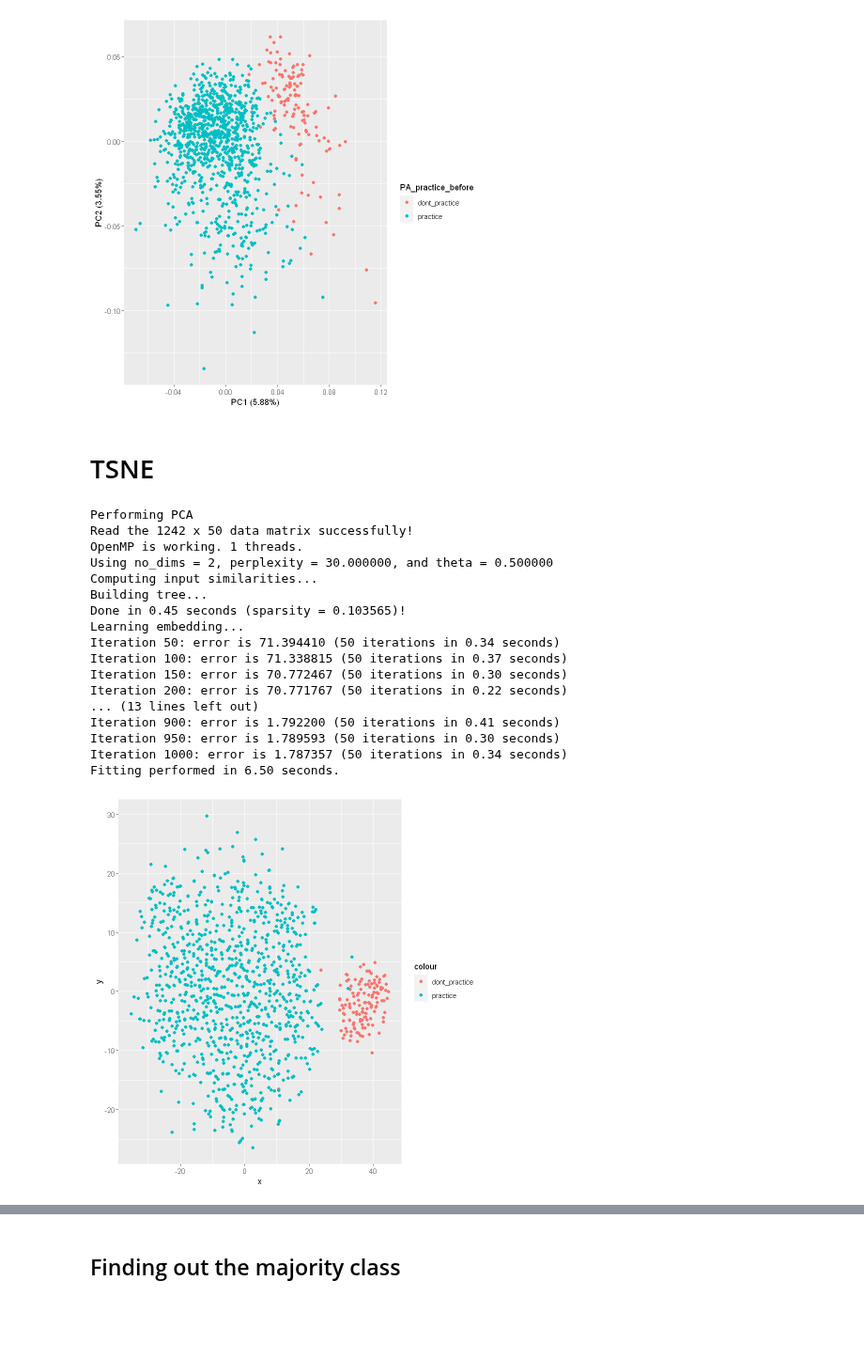
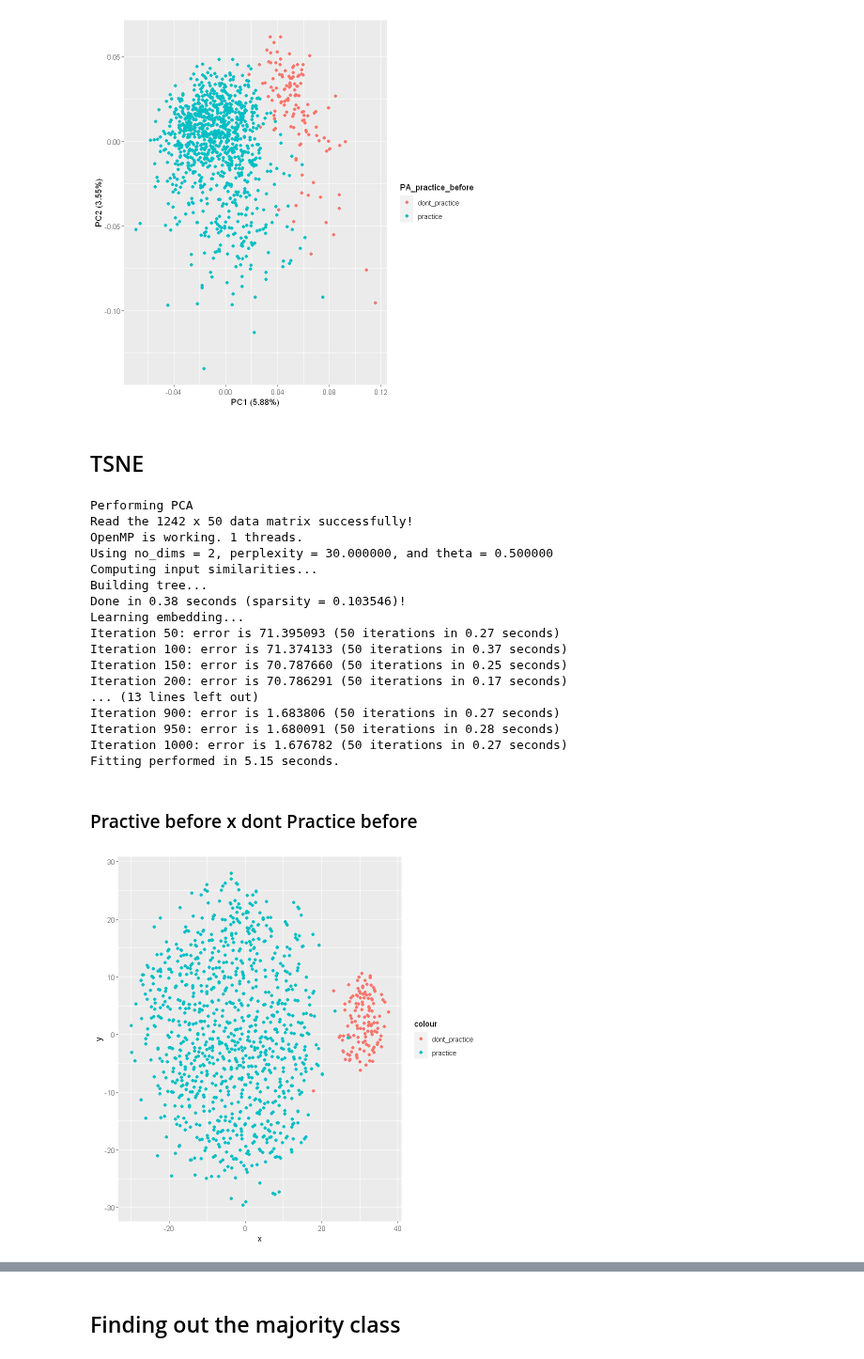
Before and after one commit to LASOS-INT/Barreiras-e-Facilitadores, a Jupyter notebook: R-notebooks/Script-main.ipynb, the cells around one changed output, grey strips where cells are left out. Shown at 94% size. Saved outputs shown, nothing was run; the diff lists cells and outputs as text; code cells hidden in the pictures; blank space fills up the shorter version.

Commit message:
add peolple with tag and depression tree

```diff
--- a/R-notebooks/Script-main.ipynb
+++ b/R-notebooks/Script-main.ipynb
@@ -178 +162,10 @@ FALSE  TRUE
+# %%
+before_dataset_copy <- before_dataset
+before_dataset_copy[, "strange_dp"] <- strange_dp
+before_dataset_copy[, "strange_p"] <- strange_p
+has_tag_depression <- before_dataset$TAG == "1" | before_dataset$depression  == "1"
+before_dataset_copy[, "has_tag_depression"] <- has_tag_depression
+
+dummy <- dummyVars(" ~ .", data=before_dataset)
+encoded_dataset <- data.frame(predict(dummy, newdata = before_dataset))
 # %% [markdown]
@@ -180,9 +172,0 @@ FALSE  TRUE
-# %%
-before_dataset_insanity <- before_dataset
-before_dataset_insanity[, "strange_dp"] <- strange_dp
-before_dataset_insanity[, "strange_p"] <- strange_p
-
-
-dummy <- dummyVars(" ~ .", data=before_dataset_insanity)
-encoded_dataset <- data.frame(predict(dummy, newdata = before_dataset_insanity))
-dummy
@@ -220,7 +196,7 @@ autoplot(encoded_dataset.pca, colour="PA_practice_before", data=before_dataset)
 # %% [output]
 [figure]
 # %% [markdown]
-# TSNE
+## TSNE
 # %%
 tsne <- Rtsne(encoded_dataset, dims = 2, perplexity=30, check_duplicates = FALSE, verbose=TRUE)
 # %% [output]
@@ -230,25 +206,27 @@ OpenMP is working. 1 threads.
 Using no_dims = 2, perplexity = 30.000000, and theta = 0.500000
 Computing input similarities...
 Building tree...
-Done in 0.45 seconds (sparsity = 0.103565)!
+Done in 0.38 seconds (sparsity = 0.103546)!
 Learning embedding...
-Iteration 50: error is 71.394410 (50 iterations in 0.34 seconds)
-Iteration 100: error is 71.338815 (50 iterations in 0.37 seconds)
-Iteration 150: error is 70.772467 (50 iterations in 0.30 seconds)
-Iteration 200: error is 70.771767 (50 iterations in 0.22 seconds)
+Iteration 50: error is 71.395093 (50 iterations in 0.27 seconds)
+Iteration 100: error is 71.374133 (50 iterations in 0.37 seconds)
+Iteration 150: error is 70.787660 (50 iterations in 0.25 seconds)
+Iteration 200: error is 70.786291 (50 iterations in 0.17 seconds)
 ... (13 lines left out)
-Iteration 900: error is 1.792200 (50 iterations in 0.41 seconds)
-Iteration 950: error is 1.789593 (50 iterations in 0.30 seconds)
-Iteration 1000: error is 1.787357 (50 iterations in 0.34 seconds)
-Fitting performed in 6.50 seconds.
+Iteration 900: error is 1.683806 (50 iterations in 0.27 seconds)
+Iteration 950: error is 1.680091 (50 iterations in 0.28 seconds)
+Iteration 1000: error is 1.676782 (50 iterations in 0.27 seconds)
+Fitting performed in 5.15 seconds.
+# %% [markdown]
+### Practive before x dont Practice before
 # %%
-metadata <- data.frame(sample_id = rownames(before_dataset_insanity),
-                       colour = before_dataset_insanity$PA_practice_before)
+metadata <- data.frame(sample_id = rownames(before_dataset_copy),
+                       colour = before_dataset_copy$PA_practice_before)
 tsne_df <- data.frame(
     x = tsne$Y[,1],
     y = tsne$Y[,2],
     colour = metadata$colour)
 
 ggplot(tsne_df, aes(x, y, colour = colour)) + geom_point()
 # %% [output]
-[figure, old version]
+[figure, new version]
```
Also changed, not shown: parts of 20 cells of this notebook.
